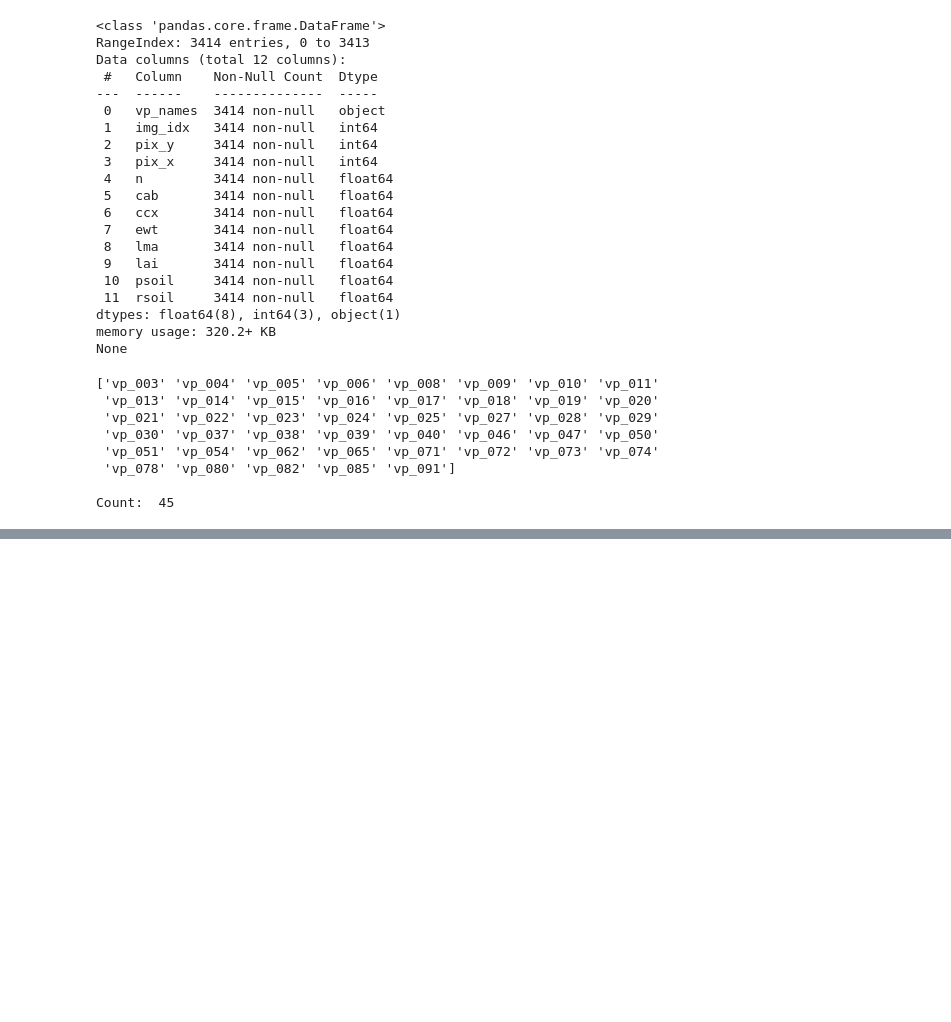
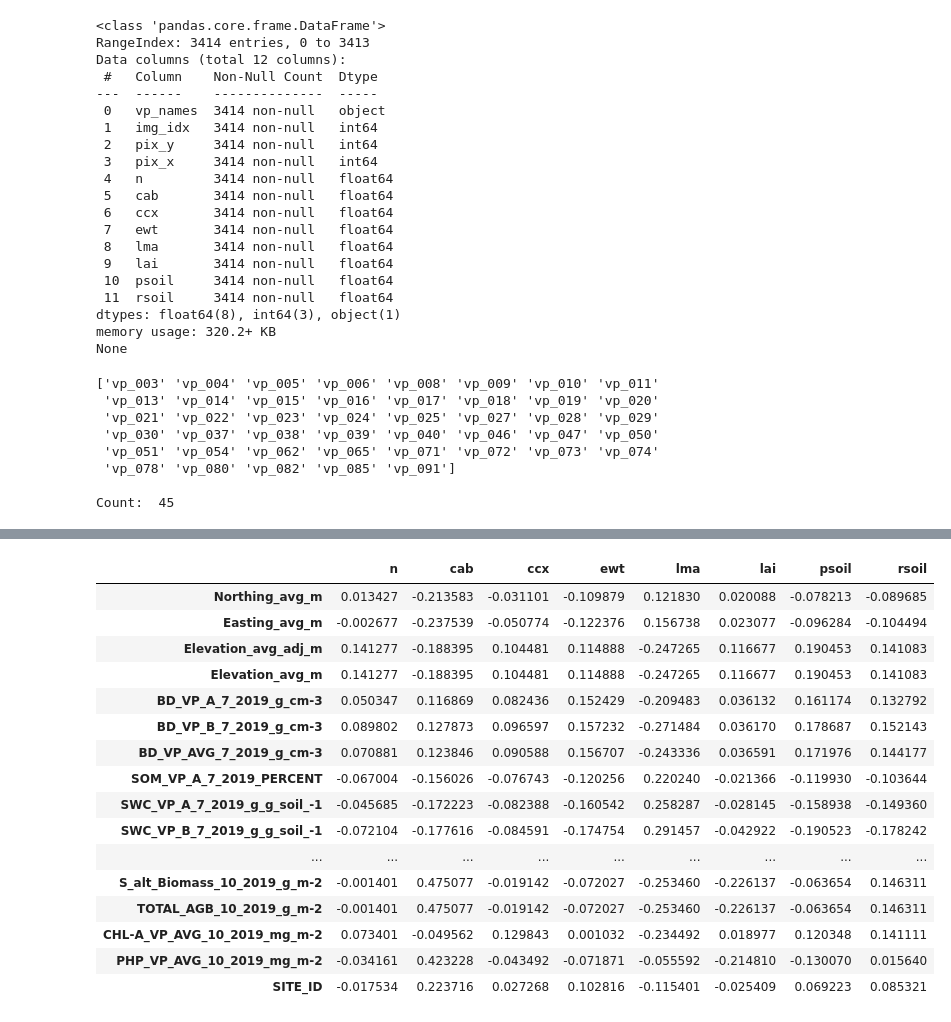
Before and after one commit to hhc9219/hsi_prosail_inversion, a Jupyter notebook: inversion_result_analysis.ipynb, the cells around one changed output, grey strips where cells are left out. Saved outputs shown, nothing was run; the diff lists cells and outputs as text; code cells hidden in the pictures; blank space fills up the shorter version.

```diff
--- a/inversion_result_analysis.ipynb
+++ b/inversion_result_analysis.ipynb
@@ -114,0 +391,28 @@ Count:  45
+# %%
+inv_corr_df_focused = inv_corr_df.drop(columns=["vp_num","img_idx","pix_y","pix_x"]).drop(["vp_num","img_idx","pix_y","pix_x", "n", "cab", "ccx", "ewt", "lma", "lai", "psoil", "rsoil"])
+inv_corr_df_focused = inv_corr_df_focused.drop(columns=inv_corr_df_focused.columns[8:])
+inv_corr_df_focused.to_csv(PROCESSED_FOLDER / "inv_res_corr_hog_island_2019.csv")
+inv_corr_df_focused_styled = inv_corr_df_focused.style.background_gradient(
+    cmap='plasma_r',
+    vmin=inv_corr_df_focused.min().min(),
+    vmax=inv_corr_df_focused.max().max(),
+)
+inv_corr_df_focused_styled
+# %% [output]
+|  | n | cab | ccx | ewt | lma | lai | psoil | rsoil |
+| Northing_avg_m | 0.013427 | -0.213583 | -0.031101 | -0.109879 | 0.121830 | 0.020088 | -0.078213 | -0.089685 |
+| Easting_avg_m | -0.002677 | -0.237539 | -0.050774 | -0.122376 | 0.156738 | 0.023077 | -0.096284 | -0.104494 |
+| Elevation_avg_adj_m | 0.141277 | -0.188395 | 0.104481 | 0.114888 | -0.247265 | 0.116677 | 0.190453 | 0.141083 |
+| Elevation_avg_m | 0.141277 | -0.188395 | 0.104481 | 0.114888 | -0.247265 | 0.116677 | 0.190453 | 0.141083 |
+| BD_VP_A_7_2019_g_cm-3 | 0.050347 | 0.116869 | 0.082436 | 0.152429 | -0.209483 | 0.036132 | 0.161174 | 0.132792 |
+| BD_VP_B_7_2019_g_cm-3 | 0.089802 | 0.127873 | 0.096597 | 0.157232 | -0.271484 | 0.036170 | 0.178687 | 0.152143 |
+| BD_VP_AVG_7_2019_g_cm-3 | 0.070881 | 0.123846 | 0.090588 | 0.156707 | -0.243336 | 0.036591 | 0.171976 | 0.144177 |
+| SOM_VP_A_7_2019_PERCENT | -0.067004 | -0.156026 | -0.076743 | -0.120256 | 0.220240 | -0.021366 | -0.119930 | -0.103644 |
+| SWC_VP_A_7_2019_g_g_soil_-1 | -0.045685 | -0.172223 | -0.082388 | -0.160542 | 0.258287 | -0.028145 | -0.158938 | -0.149360 |
+| SWC_VP_B_7_2019_g_g_soil_-1 | -0.072104 | -0.177616 | -0.084591 | -0.174754 | 0.291457 | -0.042922 | -0.190523 | -0.178242 |
+| ... | ... | ... | ... | ... | ... | ... | ... | ... |
+| S_alt_Biomass_10_2019_g_m-2 | -0.001401 | 0.475077 | -0.019142 | -0.072027 | -0.253460 | -0.226137 | -0.063654 | 0.146311 |
+| TOTAL_AGB_10_2019_g_m-2 | -0.001401 | 0.475077 | -0.019142 | -0.072027 | -0.253460 | -0.226137 | -0.063654 | 0.146311 |
+| CHL-A_VP_AVG_10_2019_mg_m-2 | 0.073401 | -0.049562 | 0.129843 | 0.001032 | -0.234492 | 0.018977 | 0.120348 | 0.141111 |
+| PHP_VP_AVG_10_2019_mg_m-2 | -0.034161 | 0.423228 | -0.043492 | -0.071871 | -0.055592 | -0.214810 | -0.130070 | 0.015640 |
+| SITE_ID | -0.017534 | 0.223716 | 0.027268 | 0.102816 | -0.115401 | -0.025409 | 0.069223 | 0.085321 |
```
Also changed, not shown: parts of 18 cells of this notebook, 6 other files.
